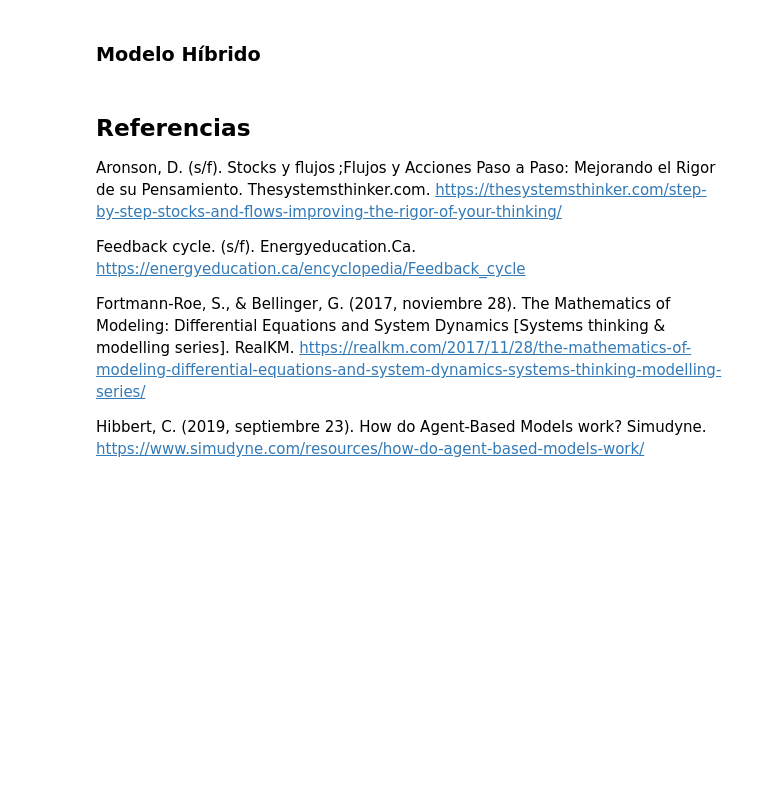
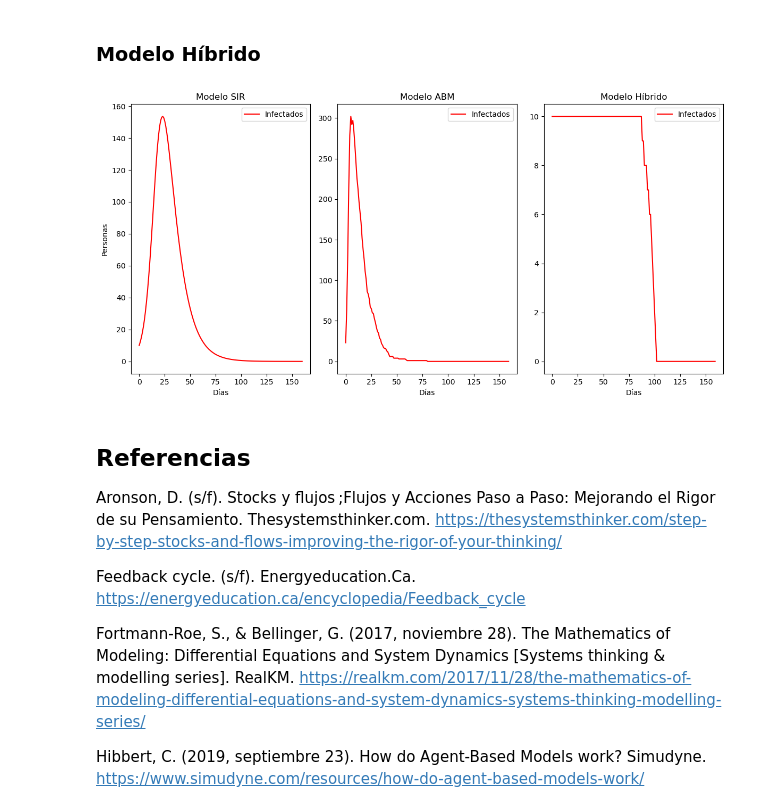
Before and after one commit to FabianKel/HDT1-ModSim, a Jupyter notebook: ejercicios.ipynb, the cells around one changed output. Drawn from its saved outputs; the diff is of its cells as text; code cells hidden in the pictures; blank space fills up the shorter version.

```diff
--- a/ejercicios.ipynb
+++ b/ejercicios.ipynb
@@ -250,6 +271,32 @@ for dia in range(dias):
     hist_hibrido['S'].append(S)
     hist_hibrido['I'].append(I)
     hist_hibrido['R'].append(R)
+# %%
+plt.figure(figsize=(12, 6))
+
+plt.subplot(1, 3, 1)
+plt.plot(t, I_sir, 'r', label='Infectados')
+plt.title('Modelo SIR')
+plt.xlabel('Días')
+plt.ylabel('Personas')
+plt.legend()
+
+plt.subplot(1, 3, 2)
+plt.plot(hist_abm['I'], 'r', label='Infectados')
+plt.title('Modelo ABM')
+plt.xlabel('Días')
+plt.legend()
+
+plt.subplot(1, 3, 3)
+plt.plot(hist_hibrido['I'], 'r', label='Infectados')
+plt.title('Modelo Híbrido')
+plt.xlabel('Días')
+plt.legend()
+
+plt.tight_layout()
+plt.show()
+# %% [output]
+[figure, added]
 # %% [markdown]
 ## Referencias
 
```
Also changed, not shown: parts of 2 cells of this notebook.
